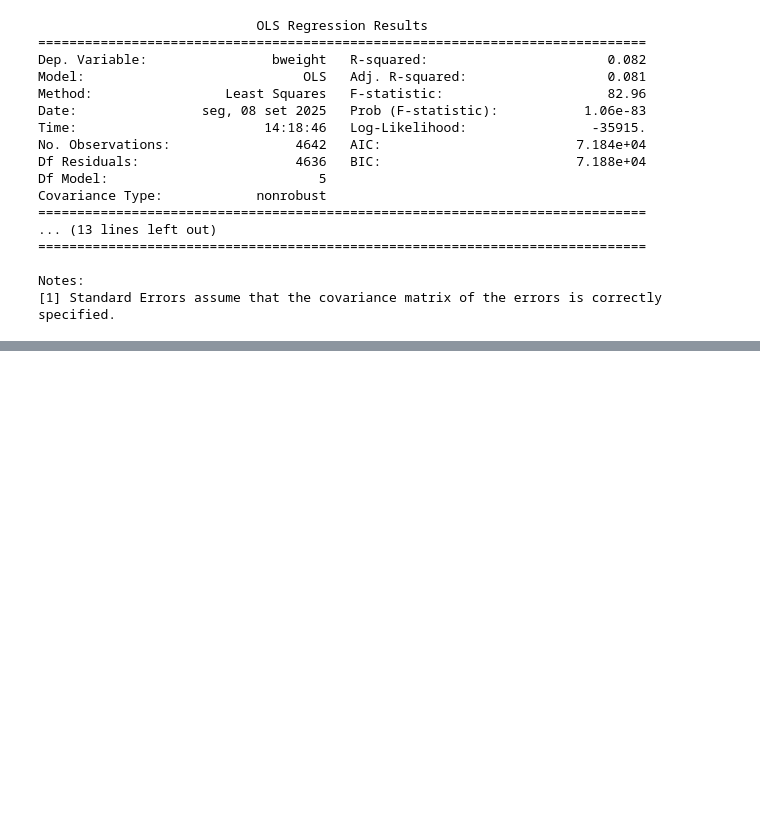
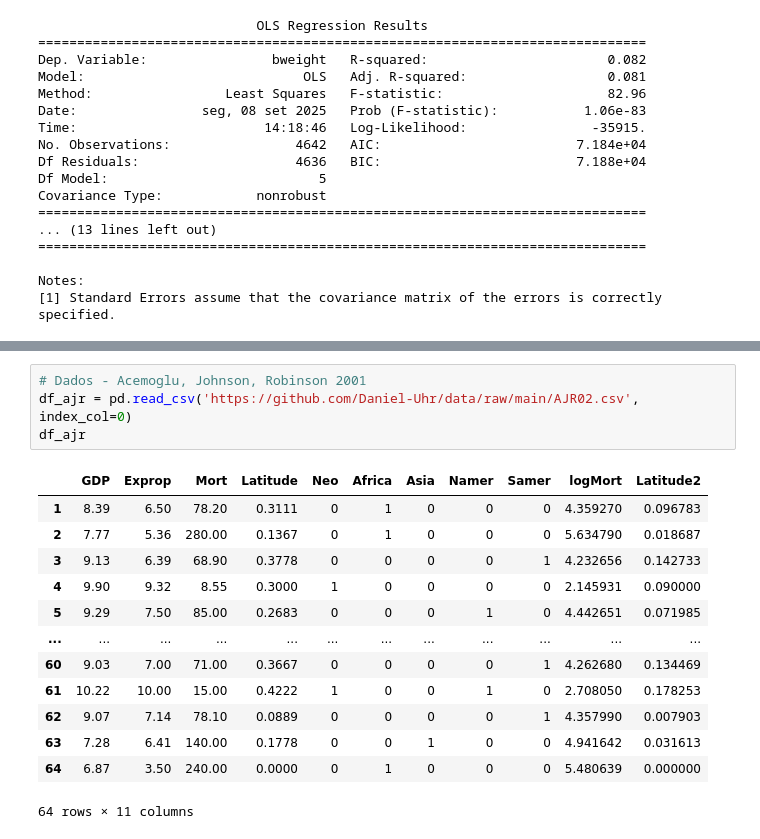
Before and after one commit to Daniel-Uhr/UFSC_2025, a Jupyter notebook: Seminario_2025_UFSC.ipynb, the cells around one changed output, grey strips where cells are left out. Saved outputs shown, nothing was run; the diff lists cells and outputs as text; blank space fills up the shorter version.

```diff
--- a/Seminario_2025_UFSC.ipynb
+++ b/Seminario_2025_UFSC.ipynb
@@ -778,0 +805,18 @@ g
+# %%
+# Dados - Acemoglu, Johnson, Robinson 2001
+df_ajr = pd.read_csv('https://github.com/Daniel-Uhr/data/raw/main/AJR02.csv', index_col=0)
+df_ajr
+# %% [output]
+|  | GDP | Exprop | Mort | Latitude | Neo | Africa | Asia | Namer | Samer | logMort | Latitude2 |
+| 1 | 8.39 | 6.50 | 78.20 | 0.3111 | 0 | 1 | 0 | 0 | 0 | 4.359270 | 0.096783 |
+| 2 | 7.77 | 5.36 | 280.00 | 0.1367 | 0 | 1 | 0 | 0 | 0 | 5.634790 | 0.018687 |
+| 3 | 9.13 | 6.39 | 68.90 | 0.3778 | 0 | 0 | 0 | 0 | 1 | 4.232656 | 0.142733 |
+| 4 | 9.90 | 9.32 | 8.55 | 0.3000 | 1 | 0 | 0 | 0 | 0 | 2.145931 | 0.090000 |
+| 5 | 9.29 | 7.50 | 85.00 | 0.2683 | 0 | 0 | 0 | 1 | 0 | 4.442651 | 0.071985 |
+| ... | ... | ... | ... | ... | ... | ... | ... | ... | ... | ... | ... |
+| 60 | 9.03 | 7.00 | 71.00 | 0.3667 | 0 | 0 | 0 | 0 | 1 | 4.262680 | 0.134469 |
+| 61 | 10.22 | 10.00 | 15.00 | 0.4222 | 1 | 0 | 0 | 1 | 0 | 2.708050 | 0.178253 |
+| 62 | 9.07 | 7.14 | 78.10 | 0.0889 | 0 | 0 | 0 | 0 | 1 | 4.357990 | 0.007903 |
+| 63 | 7.28 | 6.41 | 140.00 | 0.1778 | 0 | 0 | 1 | 0 | 0 | 4.941642 | 0.031613 |
+| 64 | 6.87 | 3.50 | 240.00 | 0.0000 | 0 | 1 | 0 | 0 | 0 | 5.480639 | 0.000000 |
+64 rows × 11 columns
```
Also changed, not shown: parts of 33 cells of this notebook.
